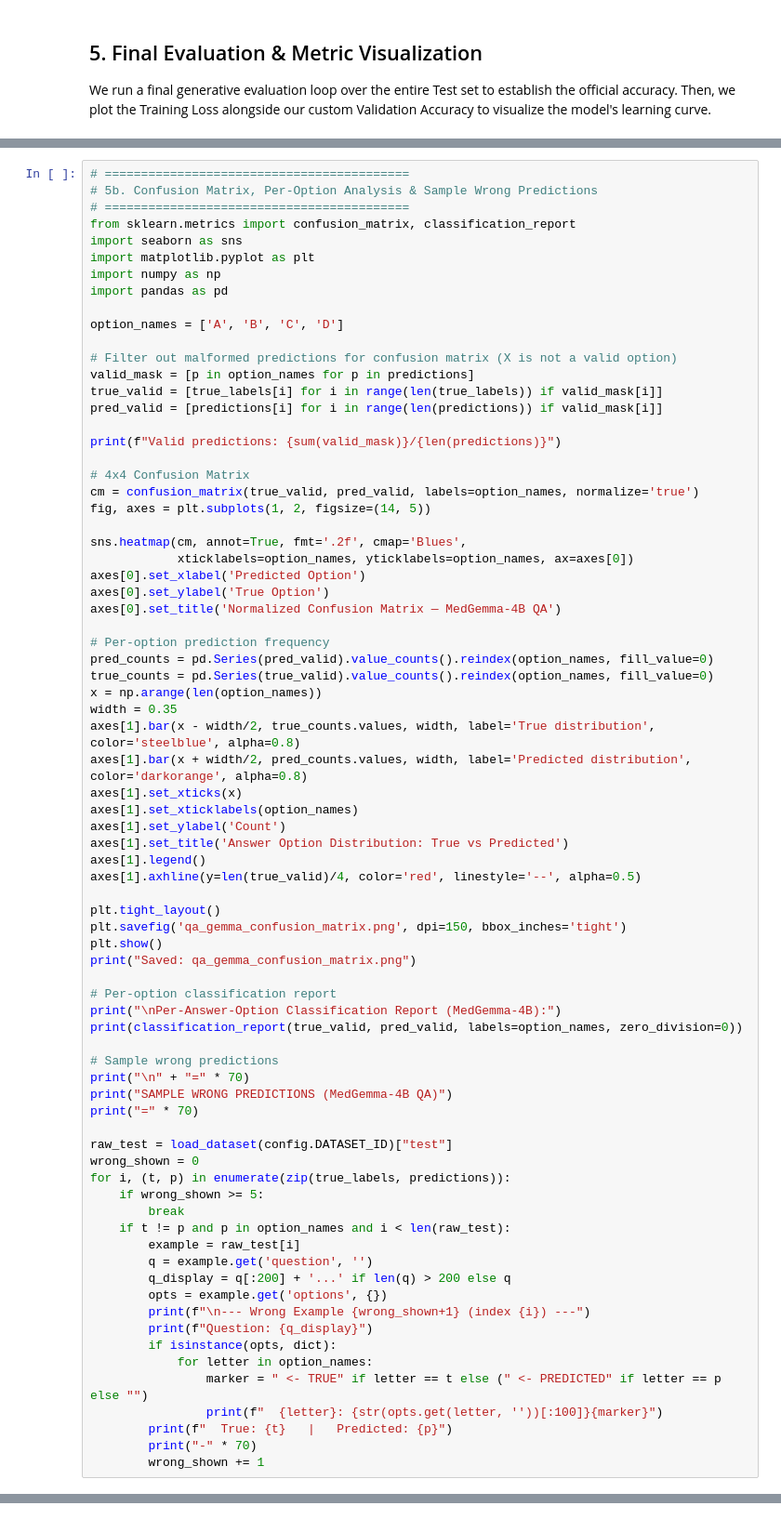
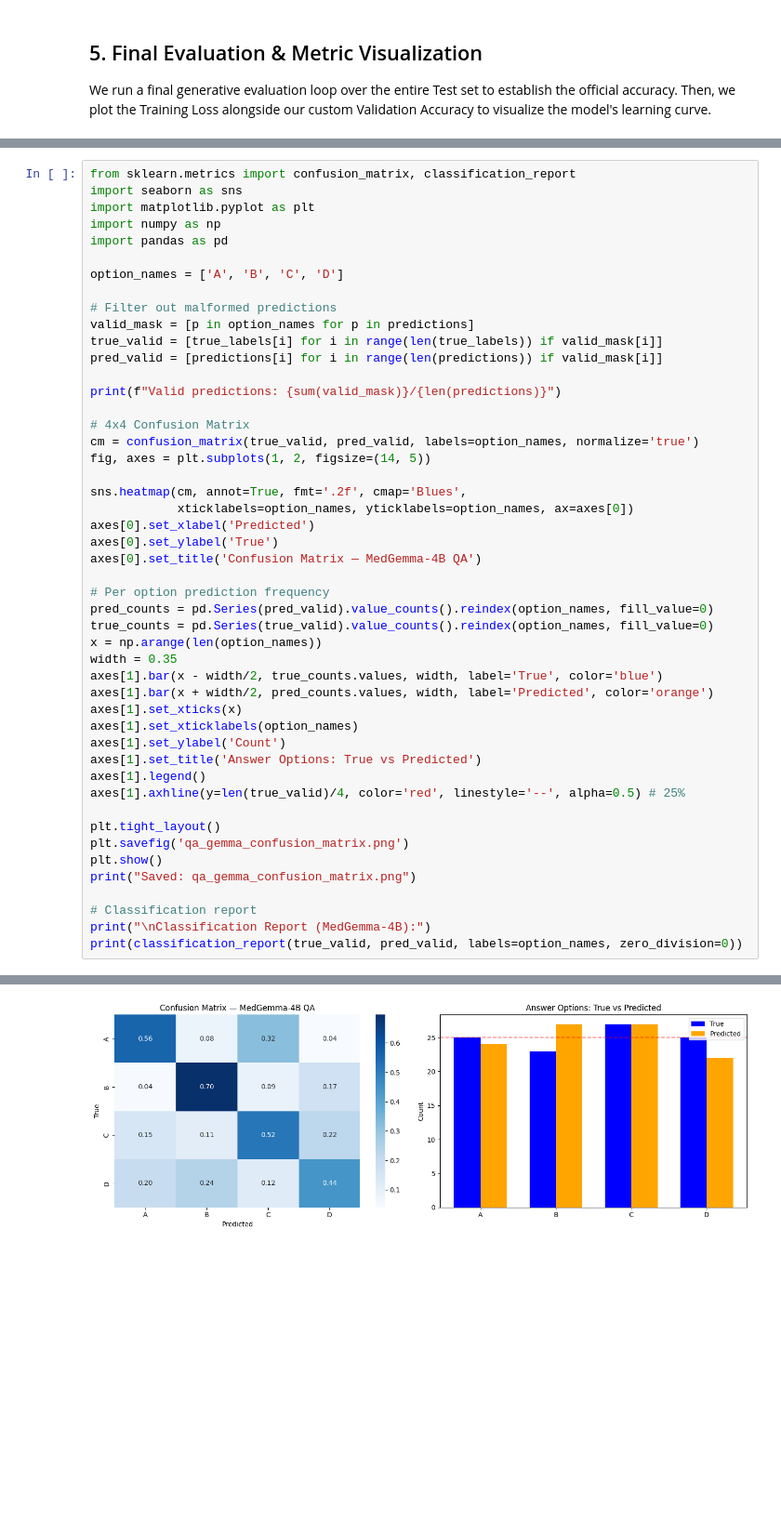
Before and after one commit to vonKleve/csci-e222-final-project, a Jupyter notebook: qa/02-medgemma-lora.ipynb, the cells around one changed output, grey strips where cells are left out. Shown at 93% size. Saved outputs shown, nothing was run; the diff lists cells and outputs as text; blank space fills up the shorter version.

```diff
--- a/qa/02-medgemma-lora.ipynb
+++ b/qa/02-medgemma-lora.ipynb
@@ -360,7 +428,4 @@ plt.show()
 # %%
-# ==========================================
-# 5b. Confusion Matrix, Per-Option Analysis & Sample Wrong Predictions
-# ==========================================
 from sklearn.metrics import confusion_matrix, classification_report
 import seaborn as sns
 import matplotlib.pyplot as plt
@@ -369,7 +434,7 @@ import pandas as pd
 
 option_names = ['A', 'B', 'C', 'D']
 
-# Filter out malformed predictions for confusion matrix (X is not a valid option)
+# Filter out malformed predictions
 valid_mask = [p in option_names for p in predictions]
 true_valid = [true_labels[i] for i in range(len(true_labels)) if valid_mask[i]]
 pred_valid = [predictions[i] for i in range(len(predictions)) if valid_mask[i]]
@@ -382,54 +447,30 @@ fig, axes = plt.subplots(1, 2, figsize=(14, 5))
 
 sns.heatmap(cm, annot=True, fmt='.2f', cmap='Blues',
             xticklabels=option_names, yticklabels=option_names, ax=axes[0])
-axes[0].set_xlabel('Predicted Option')
-axes[0].set_ylabel('True Option')
-axes[0].set_title('Normalized Confusion Matrix — MedGemma-4B QA')
+axes[0].set_xlabel('Predicted')
+axes[0].set_ylabel('True')
+axes[0].set_title('Confusion Matrix — MedGemma-4B QA')
 
-# Per-option prediction frequency
+# Per option prediction frequency
 pred_counts = pd.Series(pred_valid).value_counts().reindex(option_names, fill_value=0)
 true_counts = pd.Series(true_valid).value_counts().reindex(option_names, fill_value=0)
 x = np.arange(len(option_names))
 width = 0.35
-axes[1].bar(x - width/2, true_counts.values, width, label='True distribution', color='steelblue', alpha=0.8)
-axes[1].bar(x + width/2, pred_counts.values, width, label='Predicted distribution', color='darkorange', alpha=0.8)
+axes[1].bar(x - width/2, true_counts.values, width, label='True', color='blue')
+axes[1].bar(x + width/2, pred_counts.values, width, label='Predicted', color='orange')
 axes[1].set_xticks(x)
 axes[1].set_xticklabels(option_names)
 axes[1].set_ylabel('Count')
-axes[1].set_title('Answer Option Distribution: True vs Predicted')
+axes[1].set_title('Answer Options: True vs Predicted')
 axes[1].legend()
-axes[1].axhline(y=len(true_valid)/4, color='red', linestyle='--', alpha=0.5)
+axes[1].axhline(y=len(true_valid)/4, color='red', linestyle='--', alpha=0.5) # 25%
 
 plt.tight_layout()
-plt.savefig('qa_gemma_confusion_matrix.png', dpi=150, bbox_inches='tight')
+plt.savefig('qa_gemma_confusion_matrix.png')
 plt.show()
 print("Saved: qa_gemma_confusion_matrix.png")
 
-# Per-option classification report
-print("\nPer-Answer-Option Classification Report (MedGemma-4B):")
+# Classification report
+print("\nClassification Report (MedGemma-4B):")
 print(classification_report(true_valid, pred_valid, labels=option_names, zero_division=0))
-
-# Sample wrong predictions
-print("\n" + "=" * 70)
-print("SAMPLE WRONG PREDICTIONS (MedGemma-4B QA)")
-print("=" * 70)
-
-raw_test = load_dataset(config.DATASET_ID)["test"]
-wrong_shown = 0
-for i, (t, p) in enumerate(zip(true_labels, predictions)):
-    if wrong_shown >= 5:
-        break
-    if t != p and p in option_names and i < len(raw_test):
-        example = raw_test[i]
-        q = example.get('question', '')
-        q_display = q[:200] + '...' if len(q) > 200 else q
-        opts = example.get('options', {})
-        print(f"\n--- Wrong Example {wrong_shown+1} (index {i}) ---")
-        print(f"Question: {q_display}")
-        if isinstance(opts, dict):
-            for letter in option_names:
-                marker = " <- TRUE" if letter == t else (" <- PREDICTED" if letter == p else "")
-                print(f"  {letter}: {str(opts.get(letter, ''))[:100]}{marker}")
-        print(f"  True: {t}   |   Predicted: {p}")
-        print("-" * 70)
-        wrong_shown += 1
+# %% [output]
@@ -435,0 +478 @@ for i, (t, p) in enumerate(zip(true_labels, predictions)):
+[figure, added]
```
Also changed, not shown: parts of 16 cells of this notebook.
